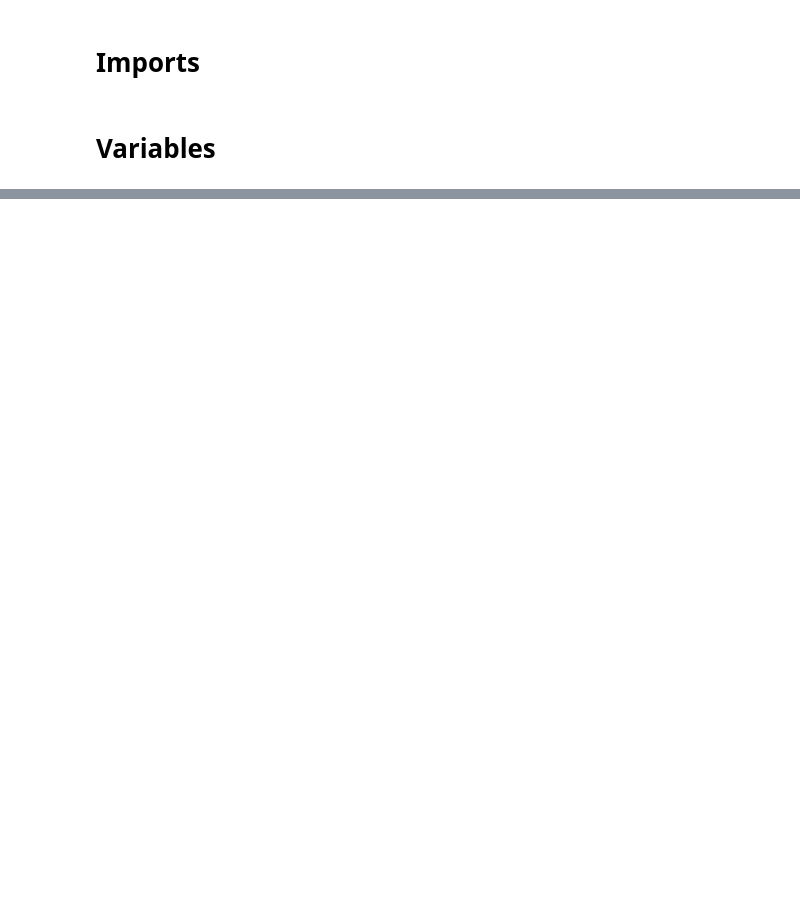
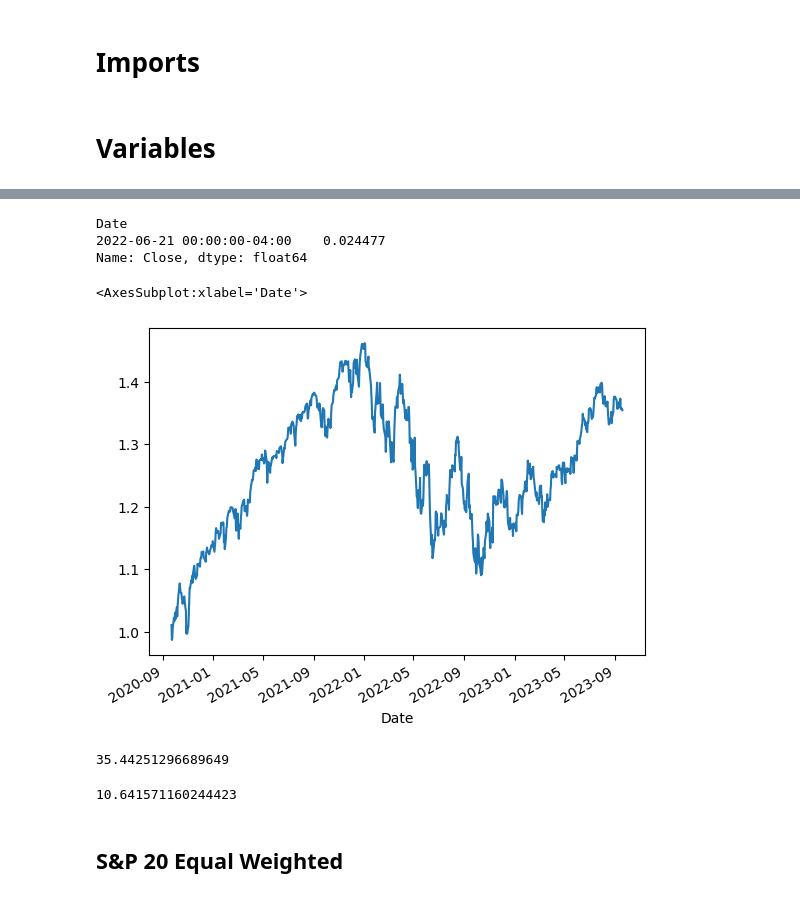
Before and after one commit to zayansalman/sp500vs20returns, a Jupyter notebook: s&p500 vs 20 returns.ipynb, the cells around one changed output, grey strips where cells are left out. Saved outputs shown, nothing was run; the diff lists cells and outputs as text; code cells hidden in the pictures; blank space fills up the shorter version.

```diff
--- a/s&p500 vs 20 returns.ipynb
+++ b/s&p500 vs 20 returns.ipynb
@@ -33,0 +59,2 @@ get_ticker_data('^GSPC', start_date, end_date)
+# %%
+sp500_data = get_ticker_data('^GSPC', start_date, end_date)
@@ -33,0 +71,3 @@ get_ticker_data('^GSPC', start_date, end_date)
+# %%
+# Calculate daily returns
+sp500_returns = (sp500_data['Close'] / sp500_data['Close'].shift(1)) - 1
@@ -33,0 +84,14 @@ get_ticker_data('^GSPC', start_date, end_date)
+# %%
+sp500_returns.sample()
+# %% [output]
+Date
+2022-06-21 00:00:00-04:00    0.024477
+Name: Close, dtype: float64
+# %%
+# Calculate cumulative daily returns
+sp500daily_returns = (1 + sp500_returns).cumprod()
+# %%
+sp500daily_returns.plot()
+# %% [output]
+<AxesSubplot:xlabel='Date'>
+[figure, added]
@@ -33,0 +101,4 @@ get_ticker_data('^GSPC', start_date, end_date)
+# %%
+sp500total_return*100
+# %% [output]
+35.44251296689649
@@ -33,0 +110,6 @@ get_ticker_data('^GSPC', start_date, end_date)
+# %%
+annualized_return*100
+# %% [output]
+10.641571160244423
+# %% [markdown]
+## S&P 20 Equal Weighted
```
Also changed, not shown: parts of 48 cells of this notebook.
